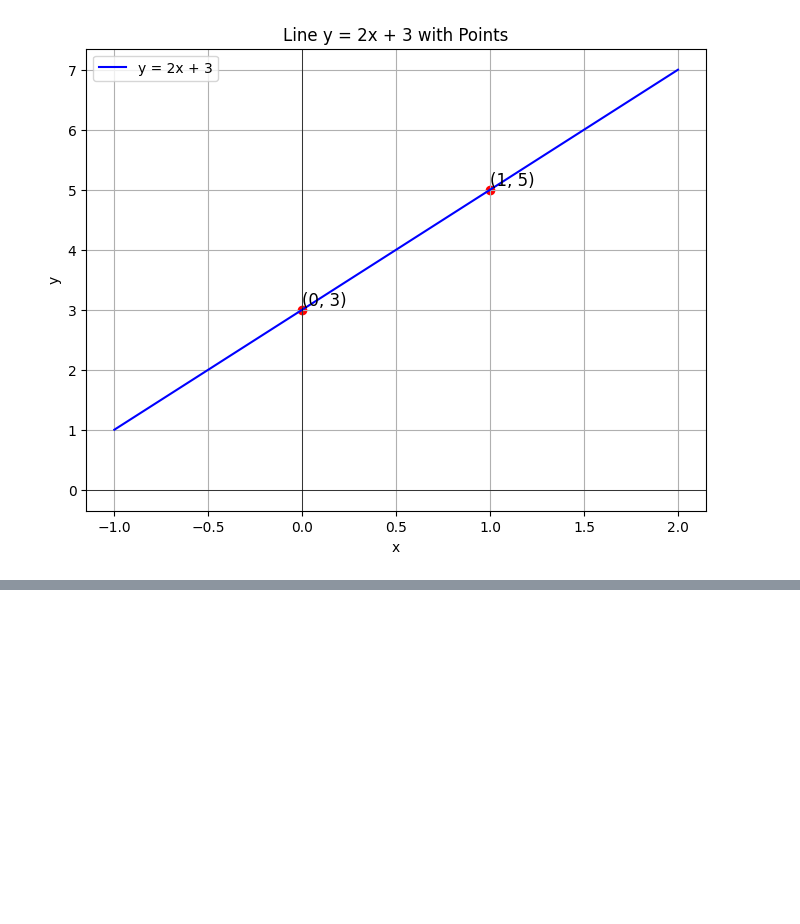
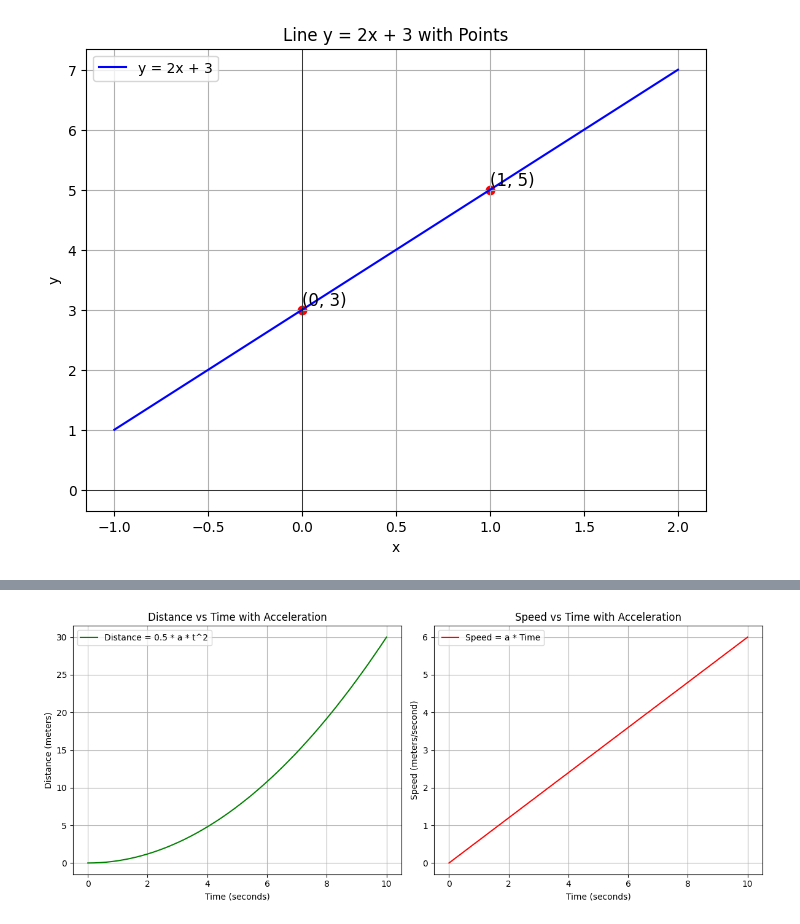
Before and after one commit to themarisolhernandez/ds-review-lessons, a Jupyter notebook: 05-calculus-and-l-algebra.ipynb, the cells around one changed output, grey strips where cells are left out. Saved outputs shown, nothing was run; the diff lists cells and outputs as text; code cells hidden in the pictures; blank space fills up the shorter version.

```diff
--- a/05-calculus-and-l-algebra.ipynb
+++ b/05-calculus-and-l-algebra.ipynb
@@ -1317,0 +1577,30 @@ A **tangent line** to a curve at a point is a straight line that just touches th
+# %%
+# Define time and acceleration
+time = np.linspace(0, 10)
+acceleration = 0.6
+distance = 0.5 * acceleration * time**2
+speed = acceleration * time
+
+# Create a plot for distance and speed
+plt.figure(figsize=(12, 5))
+
+plt.subplot(1, 2, 1)
+plt.plot(time, distance, label='Distance = 0.5 * a * t^2', color='green')
+plt.xlabel('Time (seconds)')
+plt.ylabel('Distance (meters)')
+plt.title('Distance vs Time with Acceleration')
+plt.grid(True)
+plt.legend()
+
+plt.subplot(1, 2, 2)
+plt.plot(time, speed, label='Speed = a * Time', color='red')
+plt.xlabel('Time (seconds)')
+plt.ylabel('Speed (meters/second)')
+plt.title('Speed vs Time with Acceleration')
+plt.grid(True)
+plt.legend()
+
+plt.tight_layout()
+plt.show()
+# %% [output]
+[figure, added]
```
Also changed, not shown: parts of 17 cells of this notebook.
